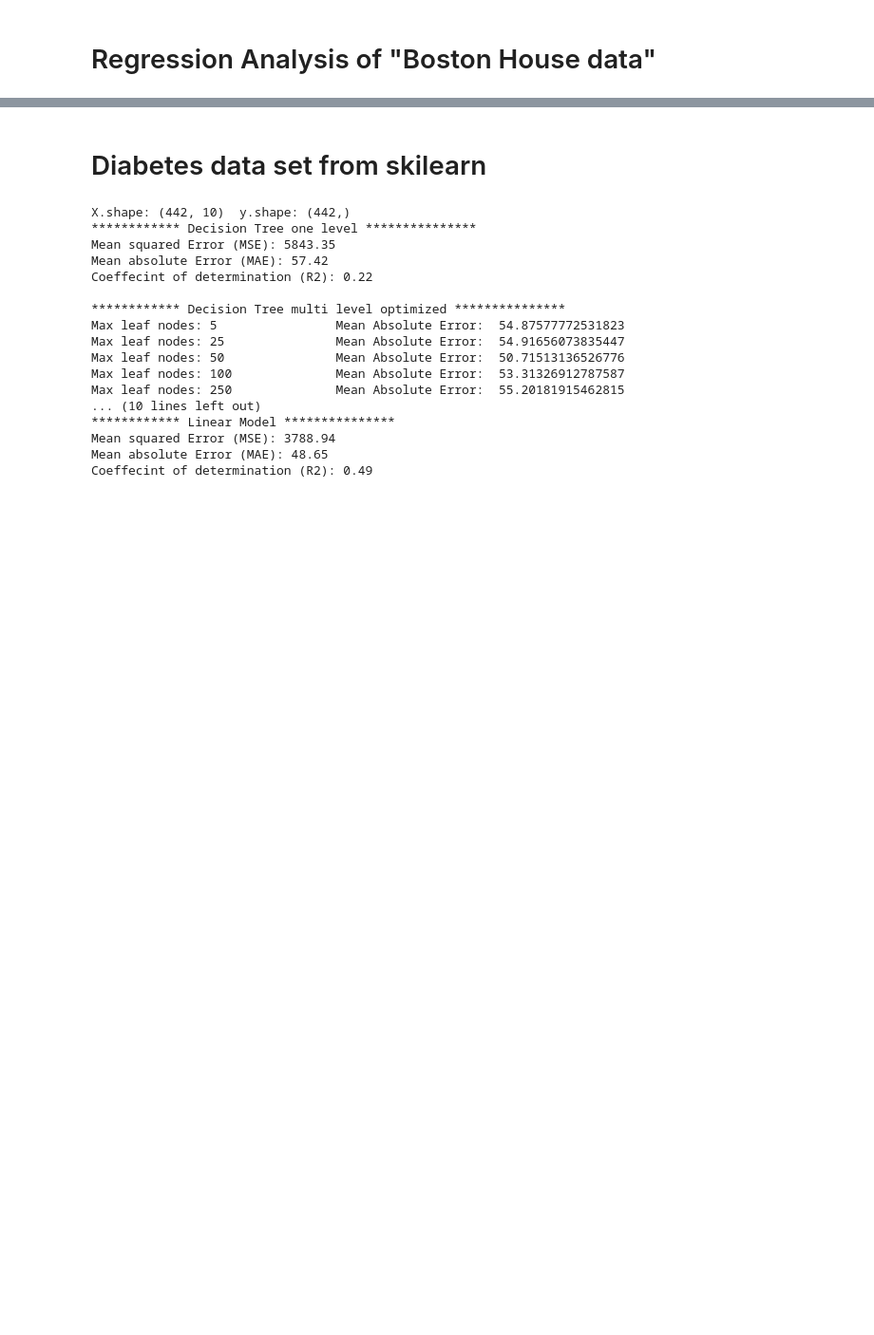
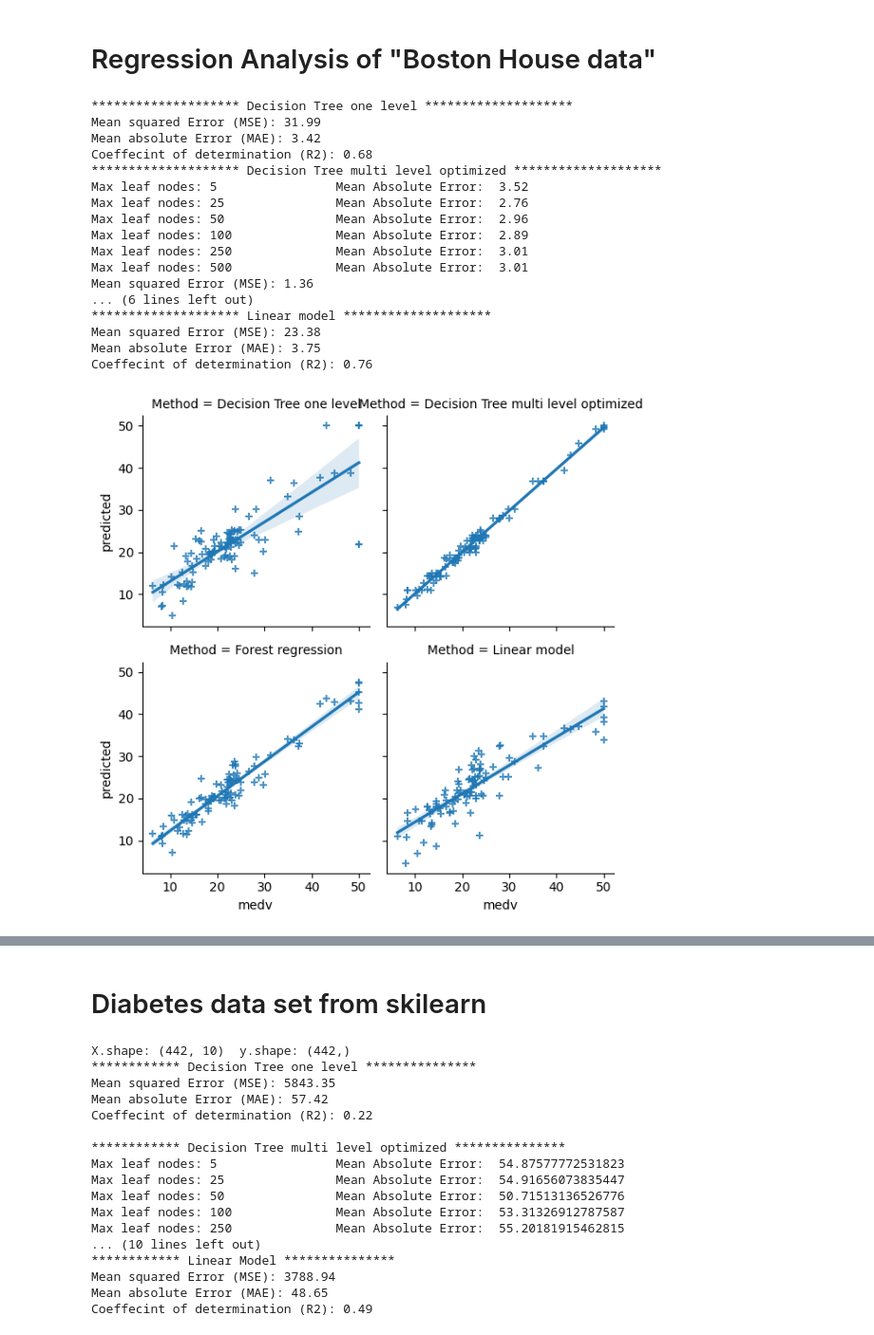
Before and after one commit to yjad/ML, a Jupyter notebook: sklearn_tes_1t.ipynb, the cells around one changed output, grey strips where cells are left out. Shown at 95% size. Drawn from its saved outputs; the diff is of its cells as text; code cells hidden in the pictures; blank space fills up the shorter version.

```diff
--- a/sklearn_tes_1t.ipynb
+++ b/sklearn_tes_1t.ipynb
@@ -24,4 +24,20 @@ def print_model_performance(model, y, prediction, reg_method_id):
     # plt.figure()
     # p= sns.regplot(x=y, y=prediction, marker = '+')
     # p= p.set_title(reg_method[reg_method_id])
+# %%
+def reg_4_models(train_X, val_X, train_y, val_y, y_col):
+    reg_fns = [reg_decision_tree_1,
+                    reg_decision_tree_max_leaf,
+                    use_forest_regression,
+                    use_linear_model]
+    all_reg = pd.DataFrame()
+    for reg_model_id in range(4):
+        print (20*'*', reg_method[reg_model_id],20*'*' )
+        pred = reg_fns[reg_model_id](train_X, val_X, train_y, val_y)
+        x = pd.DataFrame(val_y)
+        x['predicted'] = pred
+        x['Method'] = reg_method[reg_model_id]
+        all_reg = pd.concat([all_reg, x])
+
+    plt_one_graph(all_reg, y_col, 'Method')
 # %%
@@ -144,5 +169,35 @@ Coeffecint of determination (R2): 0.64
 # %% [markdown]
 # Regression Analysis of "Boston House data"
+# %%
+file_path = r"C:\Yahia\Python\ML\data\BostonHousing.csv"
+boston_data = pd.read_csv(file_path)
+
+y= boston_data.medv
+X = boston_data.drop('medv', axis='columns')
+
+# # Split into validation and training data
+train_X, val_X, train_y, val_y = train_test_split(X, y, test_size =0.2, random_state=1)
+
+reg_4_models(train_X, val_X, train_y, val_y, 'medv')
+# %% [output]
+******************** Decision Tree one level ********************
+Mean squared Error (MSE): 31.99
+Mean absolute Error (MAE): 3.42
+Coeffecint of determination (R2): 0.68
+******************** Decision Tree multi level optimized ********************
+Max leaf nodes: 5                Mean Absolute Error:  3.52
+Max leaf nodes: 25               Mean Absolute Error:  2.76
+Max leaf nodes: 50               Mean Absolute Error:  2.96
+Max leaf nodes: 100              Mean Absolute Error:  2.89
+Max leaf nodes: 250              Mean Absolute Error:  3.01
+Max leaf nodes: 500              Mean Absolute Error:  3.01
+Mean squared Error (MSE): 1.36
+... (6 lines left out)
+******************** Linear model ********************
+Mean squared Error (MSE): 23.38
+Mean absolute Error (MAE): 3.75
+Coeffecint of determination (R2): 0.76
+[figure, added]
 # %%
 file_path = r"C:\Yahia\Python\ML\data\BostonHousing.csv"
 boston_data = pd.read_csv(file_path)
```
Also changed, not shown: parts of 13 cells of this notebook.
